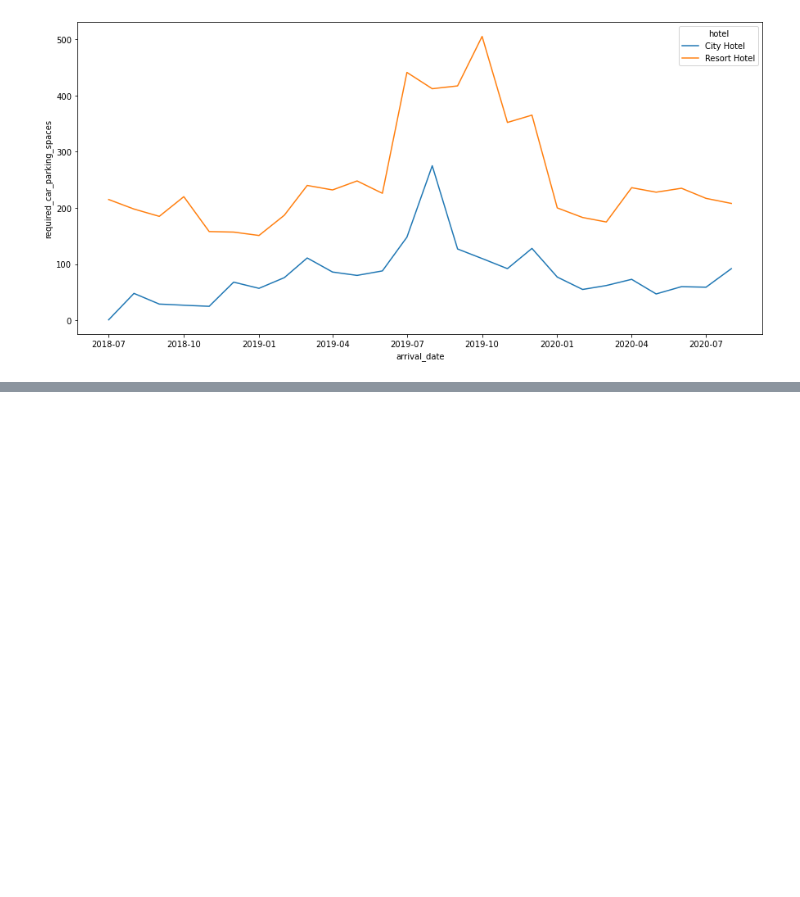
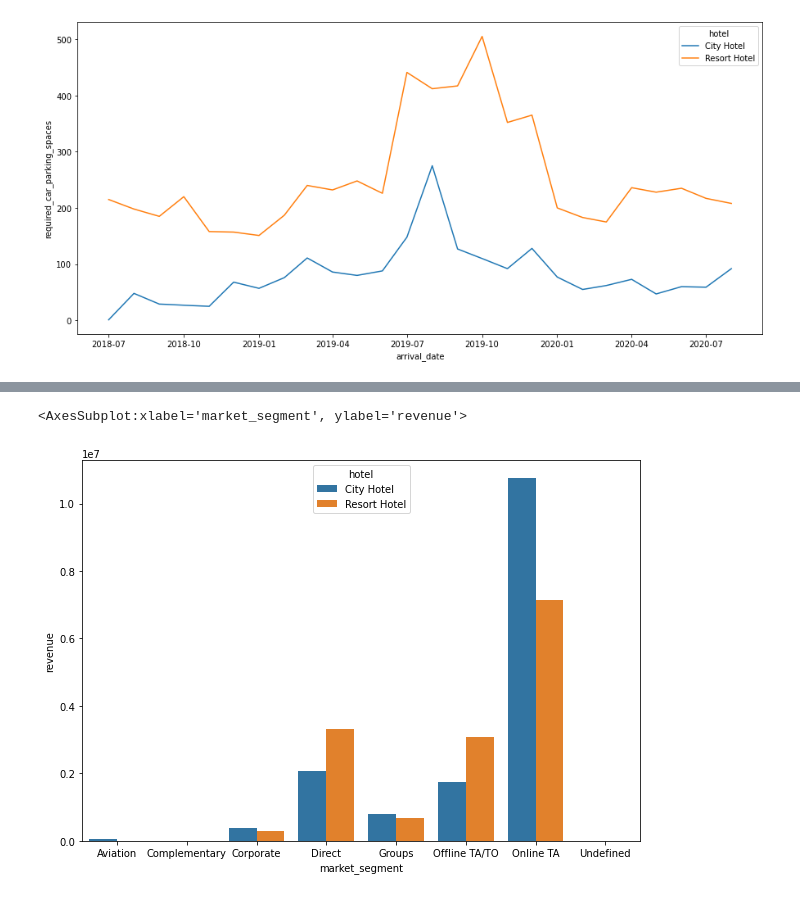
Before and after one commit to IsaiahOsazuwa/hotel_data, a Jupyter notebook: hotel.ipynb, the cells around one changed output, grey strips where cells are left out. Saved outputs shown, nothing was run; the diff lists cells and outputs as text; code cells hidden in the pictures; blank space fills up the shorter version.

```diff
--- a/hotel.ipynb
+++ b/hotel.ipynb
@@ -598,0 +725,9 @@ sns.lineplot(data= rev_mon, x = 'arrival_date', y = 'required_car_parking_spaces
+# %%
+mkseg = hotel.groupby(['market_segment','hotel'])['revenue'].sum()
+mkseg = mkseg.reset_index()
+# %%
+plt.figure(figsize=(10,7))
+sns.barplot(data=mkseg, x='market_segment', y= 'revenue', hue = 'hotel')
+# %% [output]
+<AxesSubplot:xlabel='market_segment', ylabel='revenue'>
+[figure, added]
```
Also changed, not shown: parts of 24 cells of this notebook.
